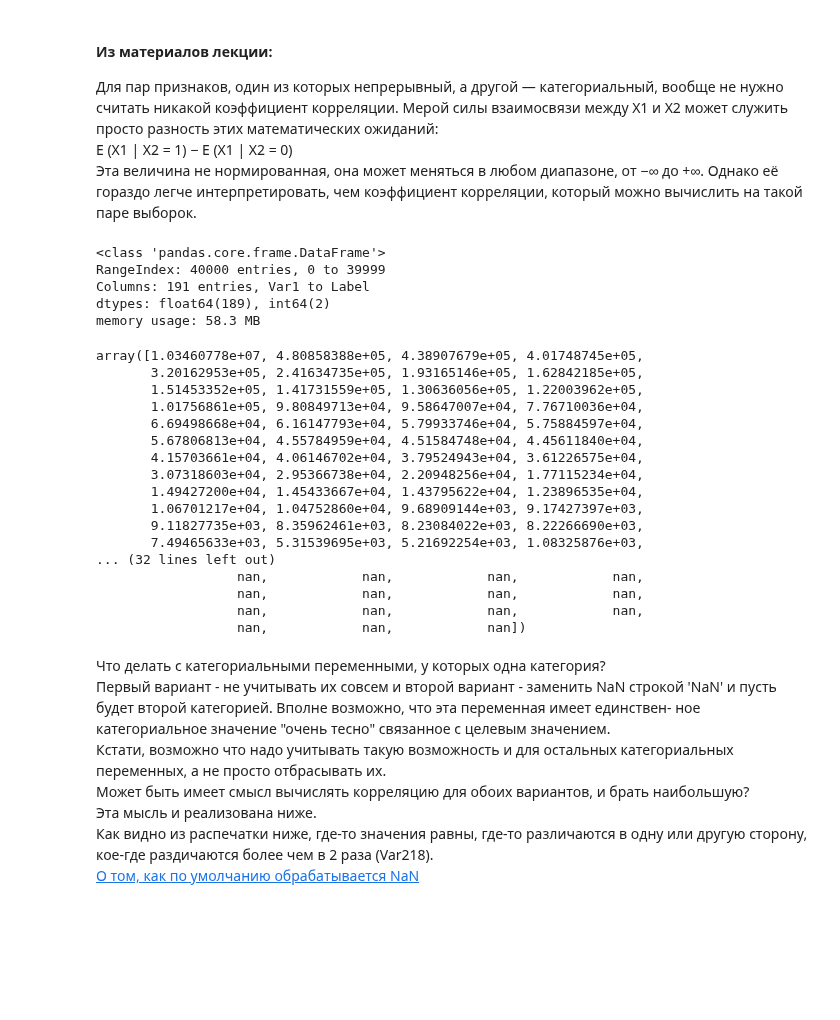
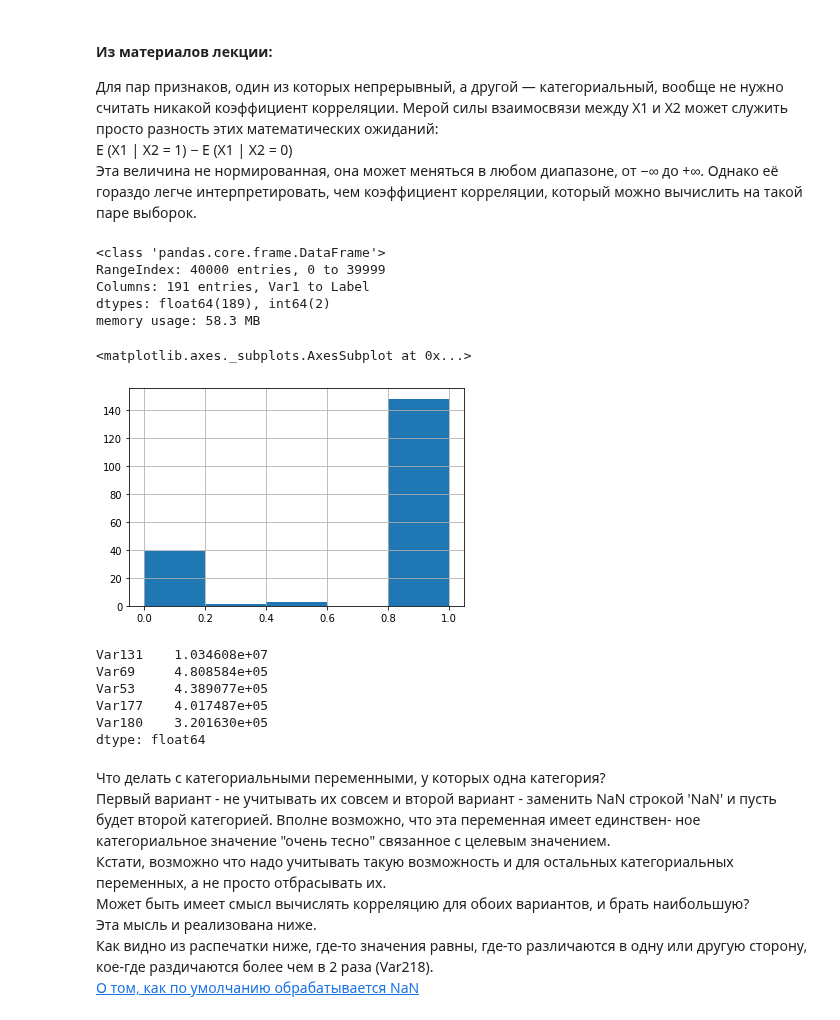
Before and after one commit to dminikorenb/DataLearning, a Jupyter notebook: 2-churn_prediction/dminik6_part2_w1.ipynb, the cells around one changed output. Saved outputs shown, nothing was run; the diff lists cells and outputs as text; code cells hidden in the pictures; blank space fills up the shorter version.

```diff
--- a/2-churn_prediction/dminik6_part2_w1.ipynb
+++ b/2-churn_prediction/dminik6_part2_w1.ipynb
@@ -80,35 +77,27 @@ E (X1 | X2 = 1) − E (X1 | X2 = 0)
 # %%
 # df_data[df_data.Label == 1][:190,:].mean()
 df_tmp = df_data.iloc[:, list(range(0, 190)) + [-1]]
 df_tmp.info()
 ser_cor_cont = df_tmp[df_tmp.Label == 1].mean() -  df_tmp[df_tmp.Label == -1].mean()
+(df_tmp.isna().sum()/df_tmp.shape[0]).hist(bins=5)
 # %% [output]
 <class 'pandas.core.frame.DataFrame'>
 RangeIndex: 40000 entries, 0 to 39999
 Columns: 191 entries, Var1 to Label
 dtypes: float64(189), int64(2)
 memory usage: 58.3 MB
+<matplotlib.axes._subplots.AxesSubplot at 0x...>
+[figure, added]
 # %%
 ser_sort = ser_cor_cont.abs().sort_values(ascending = False)
-ser_sort.values
+ser_sort.head(5)
 # %% [output]
-array([1.03460778e+07, 4.80858388e+05, 4.38907679e+05, 4.01748745e+05,
-       3.20162953e+05, 2.41634735e+05, 1.93165146e+05, 1.62842185e+05,
-       1.51453352e+05, 1.41731559e+05, 1.30636056e+05, 1.22003962e+05,
-       1.01756861e+05, 9.80849713e+04, 9.58647007e+04, 7.76710036e+04,
-       6.69498668e+04, 6.16147793e+04, 5.79933746e+04, 5.75884597e+04,
-       5.67806813e+04, 4.55784959e+04, 4.51584748e+04, 4.45611840e+04,
-       4.15703661e+04, 4.06146702e+04, 3.79524943e+04, 3.61226575e+04,
-       3.07318603e+04, 2.95366738e+04, 2.20948256e+04, 1.77115234e+04,
-       1.49427200e+04, 1.45433667e+04, 1.43795622e+04, 1.23896535e+04,
-       1.06701217e+04, 1.04752860e+04, 9.68909144e+03, 9.17427397e+03,
-       9.11827735e+03, 8.35962461e+03, 8.23084022e+03, 8.22266690e+03,
-       7.49465633e+03, 5.31539695e+03, 5.21692254e+03, 1.08325876e+03,
-... (32 lines left out)
-                  nan,            nan,            nan,            nan,
-                  nan,            nan,            nan,            nan,
-                  nan,            nan,            nan,            nan,
-                  nan,            nan,            nan])
+Var131    1.034608e+07
+Var69     4.808584e+05
+Var53     4.389077e+05
+Var177    4.017487e+05
+Var180    3.201630e+05
+dtype: float64
 # %%
 # plt.hist(ser_sort.values, bins=50)
 
```
Also changed, not shown: parts of 5 cells of this notebook.
